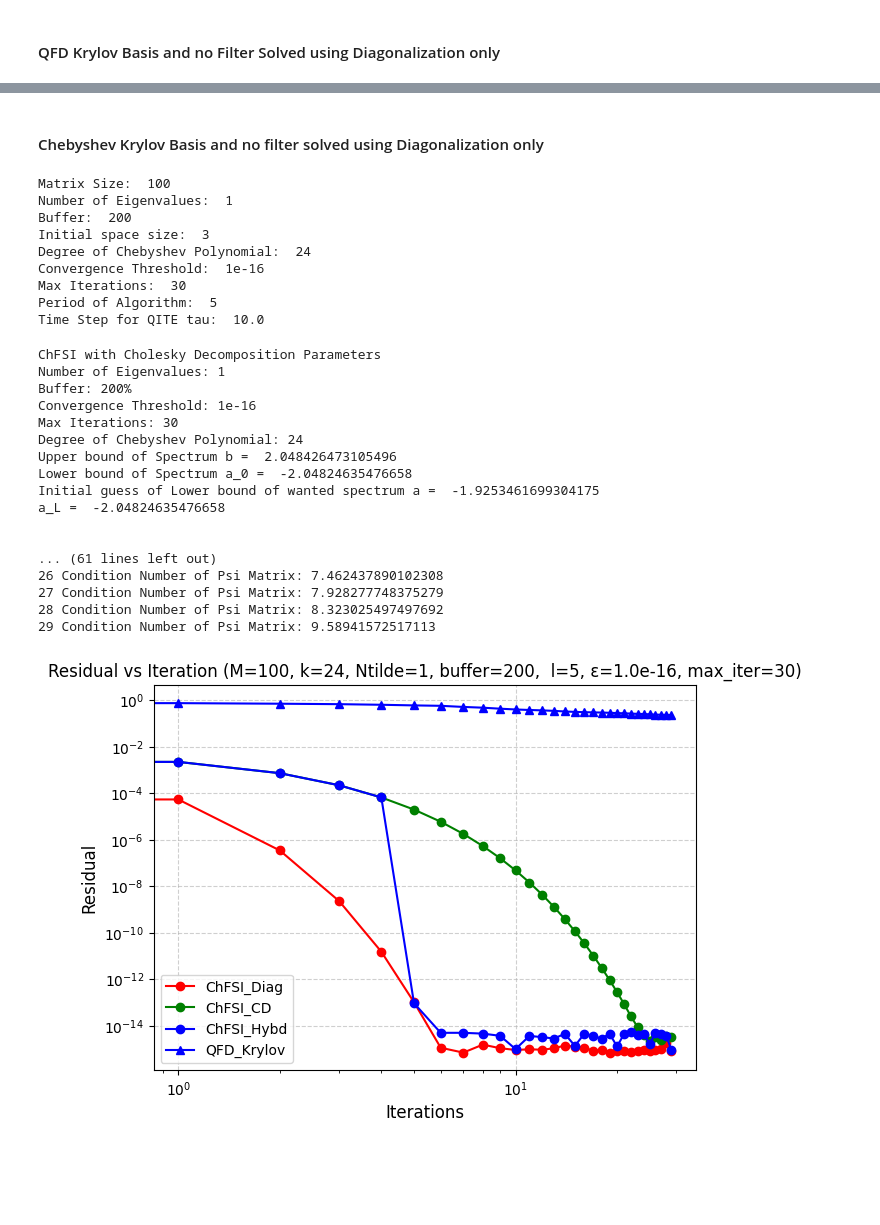
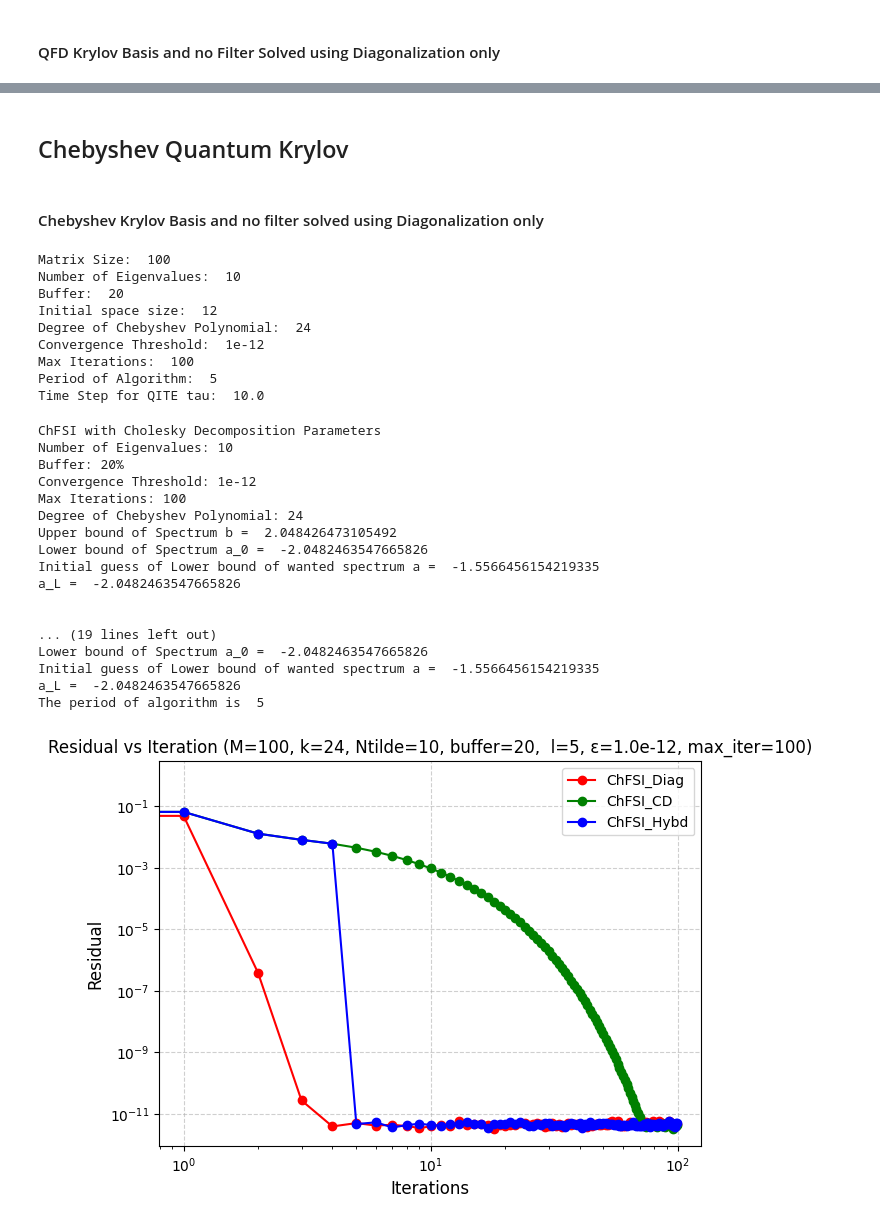
Before and after one commit to Nihar-Shah2001/Quantum_Computing_Notes, a Jupyter notebook: Notes/codes/project.ipynb, the cells around one changed output, grey strips where cells are left out. Saved outputs shown, nothing was run; the diff lists cells and outputs as text; code cells hidden in the pictures; blank space fills up the shorter version.

```diff
--- a/Notes/codes/project.ipynb
+++ b/Notes/codes/project.ipynb
@@ -827,3 +967,5 @@ def QFD_krylov_nofilter_diag(H, v_0, tau, Ntilde = 10, buffer = 20, epsilon = 1e
+# %% [markdown]
+## Chebyshev Quantum Krylov
 # %% [markdown]
 #### Chebyshev Krylov Basis and no filter solved using Diagonalization only
 # %%
@@ -919,14 +1061,14 @@ def Cheby_krylov_nofilter_diag(H, v_0, Ntilde = 10, buffer = 20, epsilon = 1e-5,
 # %%
 # Parameters
 M =  100 # Dimension of the matrix
-Ntilde = 1  # Number of eigenvalues
-buffer = 200  # Buffer for the number of eigenvalues
+Ntilde = 10  # Number of eigenvalues
+buffer = 20  # Buffer for the number of eigenvalues
 N = int((1+(buffer/100)) * Ntilde)  # Number of eigenvalues to be found
 Psi = np.random.randn(M, N) + 1j * np.random.randn(M,N)
 b = np.random.randn(M, 1) + 1j*np.random.randn(M, 1)
 k = 24  # Degree of Chebyshev polynomial
-epsilon = 1e-16  # Tolerance for convergence
-max_iter = 30 # Maximum number of iterations
+epsilon = 1e-12  # Tolerance for convergence
+max_iter = 100 # Maximum number of iterations
 tau = 1e+1 # Time step for QITE
 l = 5 # Period of the algorithm for Hybrid Algorithm
 H = generate_hermitian_matrix(M)
@@ -942,12 +1084,12 @@ print("Period of Algorithm: ", l)
 print("Time Step for QITE tau: ", tau)
 # %% [output]
 Matrix Size:  100
-Number of Eigenvalues:  1
-Buffer:  200
-Initial space size:  3
+Number of Eigenvalues:  10
+Buffer:  20
+Initial space size:  12
 Degree of Chebyshev Polynomial:  24
-Convergence Threshold:  1e-16
-Max Iterations:  30
+Convergence Threshold:  1e-12
+Max Iterations:  100
 Period of Algorithm:  5
 Time Step for QITE tau:  10.0
 # %%
@@ -959,50 +1101,50 @@ eigenvals_hybd, eigenvecs_hybd, itr_hybd, residual_hybd = ChFSI_hybd(Psi, H, k,
 # eigenvals_QITE_nonKry_qitefilter_chol, eigenvecs_QITE_nonKry_qitefilter_qitechol, itr_QITE_nonKry_qitefilter_chol, residual_QITE_nonKry_qitefilter_chol = QITE_nonKry_qitefilter_chol(Psi, H, Ntilde, buffer, epsilon, max_iter)
 # eigenvals_QITE_nonKry_qitefilter_hybd, eigenvecs_QITE_nonKry_qitefilter_qitehybd, itr_QITE_nonKry_qitefilter_hybd, residual_QITE_nonKry_qitefilter_hybd = QITE_nonKry_qitefilter_hybd(Psi, H, Ntilde, buffer, l, epsilon, max_iter)
 # eigenvals_qite_krylov_nofilter_diag, eigenvecs_qite_krylov_nofilter_diag, itr_qite_krylov_nofilter_diag, residual_qite_krylov_nofilter_diag = QITE_krylov_nofilter_diag(H, b, tau, Ntilde, buffer, epsilon, max_iter)
-eigenvals_qfd_krylov_nofilter_diag, eigenvecs_qfd_krylov_nofilter_diag, itr_qfd_krylov_nofilter_diag, residual_qfd_krylov_nofilter_diag = QFD_krylov_nofilter_diag(H, b, tau, Ntilde, buffer, epsilon, max_iter)
+# eigenvals_qfd_krylov_nofilter_diag, eigenvecs_qfd_krylov_nofilter_diag, itr_qfd_krylov_nofilter_diag, residual_qfd_krylov_nofilter_diag = QFD_krylov_nofilter_diag(H, b, tau, Ntilde, buffer, epsilon, max_iter)
 # eigenvals_cHeby_krylov_diag, eigenvecs_cHeby_krylov_diag, itr_cHeby_krylov_diag, residual_cHeby_krylov_diag = Cheby_krylov_nofilter_diag(H, b, Ntilde, buffer, epsilon, max_iter)
 eigenvals, eigenvecs = np.linalg.eigh(H)
 # %% [output]
 ChFSI with Cholesky Decomposition Parameters
-Number of Eigenvalues: 1
-Buffer: 200%
-Convergence Threshold: 1e-16
-Max Iterations: 30
+Number of Eigenvalues: 10
+Buffer: 20%
+Convergence Threshold: 1e-12
+Max Iterations: 100
 Degree of Chebyshev Polynomial: 24
-Upper bound of Spectrum b =  2.048426473105496
-Lower bound of Spectrum a_0 =  -2.04824635476658
-Initial guess of Lower bound of wanted spectrum a =  -1.9253461699304175
-a_L =  -2.04824635476658
+Upper bound of Spectrum b =  2.048426473105492
+Lower bound of Spectrum a_0 =  -2.0482463547665826
+Initial guess of Lower bound of wanted spectrum a =  -1.5566456154219335
+a_L =  -2.0482463547665826
 
 
-... (61 lines left out)
-26 Condition Number of Psi Matrix: 7.462437890102308
-27 Condition Number of Psi Matrix: 7.928277748375279
-28 Condition Number of Psi Matrix: 8.323025497497692
-29 Condition Number of Psi Matrix: 9.58941572517113
+... (19 lines left out)
+Lower bound of Spectrum a_0 =  -2.0482463547665826
+Initial guess of Lower bound of wanted spectrum a =  -1.5566456154219335
+a_L =  -2.0482463547665826
+The period of algorithm is  5
 # %%
 # Plot the error
 plt.figure(figsize=(7, 5))
 plt.title(f"Residual vs Iteration (M={M}, k={k}, Ntilde={Ntilde}, buffer={buffer},  l={l}, ε={epsilon:.1e}, max_iter={max_iter})")
 
 plt.plot(np.arange(len(residual_diag)-1), residual_diag[1:], marker='o',  label="ChFSI_Diag", color="red")
 plt.plot(np.arange(len(residual_chol)-1), residual_chol[1:], marker='o',  label="ChFSI_CD",color="green")
 plt.plot(np.arange(len(residual_hybd)-1), residual_hybd[1:], marker='o',  label="ChFSI_Hybd",color="blue")
 # plt.plot(np.arange(len(residual_QITE_nonKry_qitefilter_diag)-1), residual_QITE_nonKry_qitefilter_diag[1:], marker='x',  label="QITE_nonKry_filtered_Diag", color="red")
 # plt.plot(np.arange(len(residual_QITE_nonKry_qitefilter_chol)-1), residual_QITE_nonKry_qitefilter_chol[1:], marker='x',  label="QITE_nonKry_filtered_CD", color="green")
 # plt.plot(np.arange(len(residual_QITE_nonKry_qitefilter_hybd)-1), residual_QITE_nonKry_qitefilter_hybd[1:], marker='x',  label="QITE_nonKry_filtered_Hybd", color="blue")
 # plt.plot(np.arange(len(residual_qite_krylov_nofilter_diag)-1), residual_qite_krylov_nofilter_diag[1:], marker='x', label="QITE_Krylov", color="blue")
-plt.plot(np.arange(len(residual_qfd_krylov_nofilter_diag)-1), residual_qfd_krylov_nofilter_diag[1:], marker='^', label="QFD_Krylov", color="blue")
+# plt.plot(np.arange(len(residual_qfd_krylov_nofilter_diag)-1), residual_qfd_krylov_nofilter_diag[1:], marker='^', label="QFD_Krylov", color="blue")
 # plt.plot(np.arange(len(residual_cHeby_krylov_diag)-1), residual_cHeby_krylov_diag[1:], marker='o', label="Cheby_Krylov (RAND_INIT)", color="black")
 
 plt.yscale("log")
 plt.xscale("log")
 plt.grid(True, linestyle="--", alpha=0.6)
 plt.xlabel("Iterations", fontsize=12)
 plt.ylabel("Residual", fontsize=12)
 # Legend adjustments
 plt.legend()
 plt.show()
 # %% [output]
-[figure, old version]
+[figure, new version]
 # %%
```
Also changed, not shown: parts of 11 cells of this notebook.
